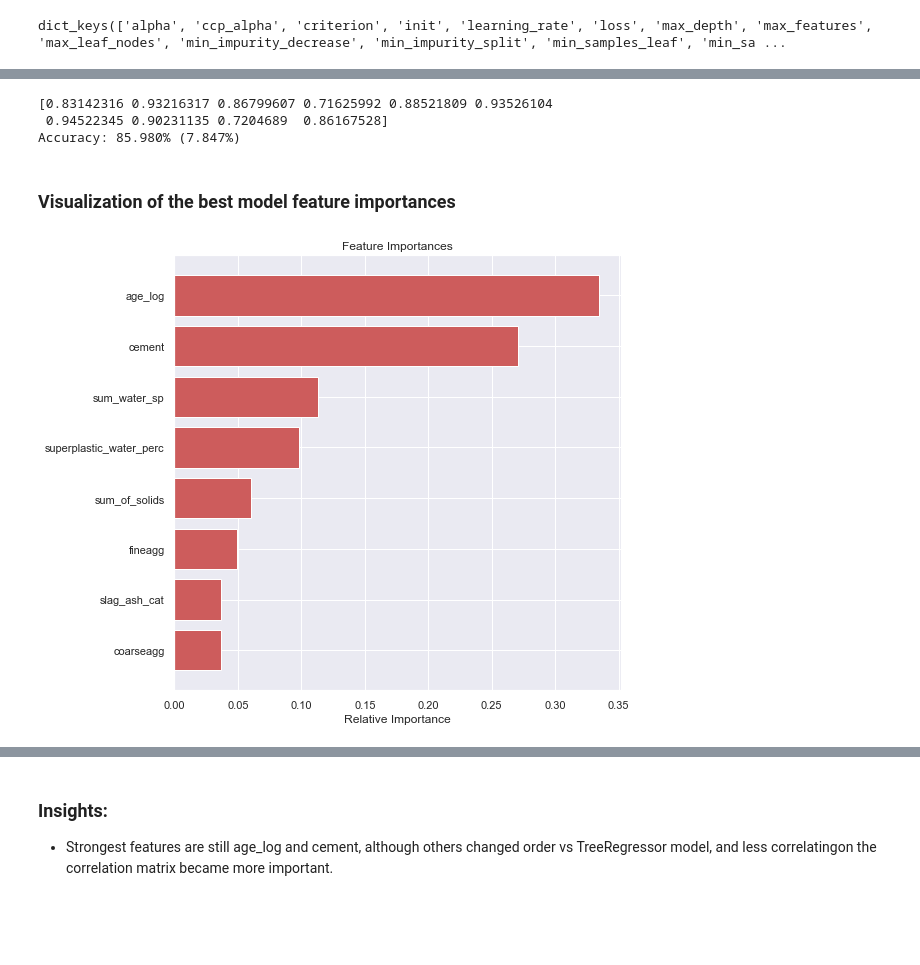
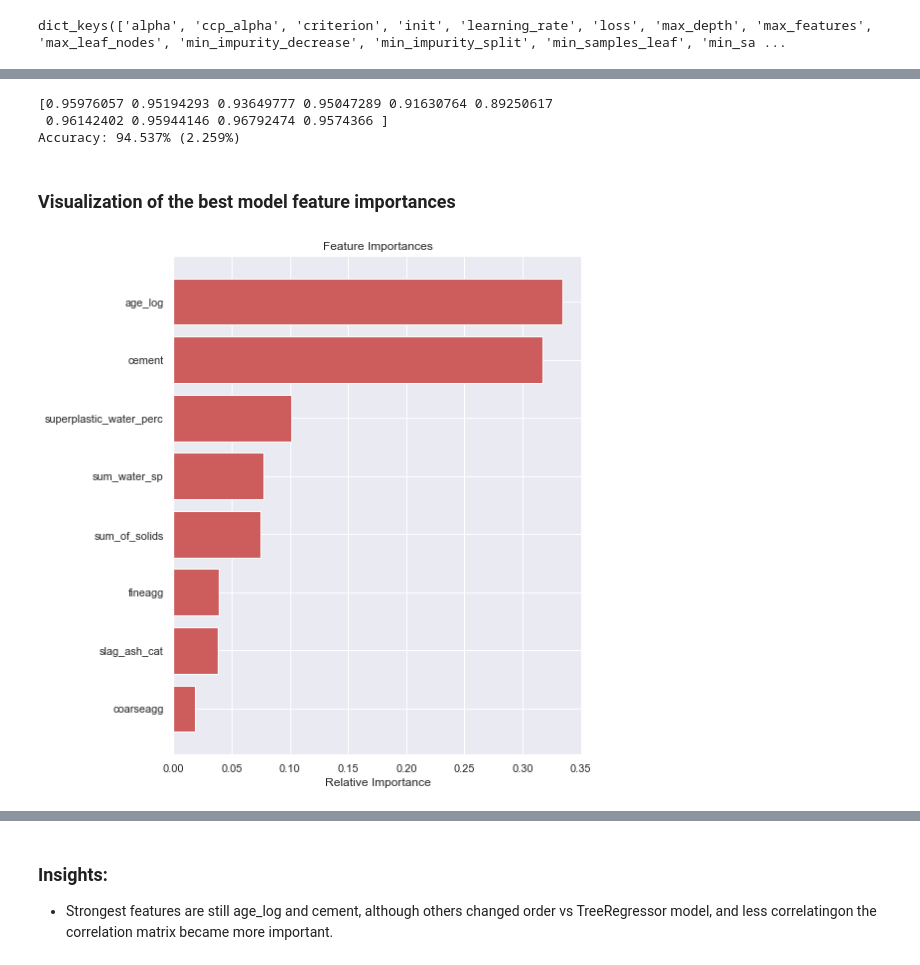
Before and after one commit to InnaG33/concrete_strength, a Jupyter notebook: concrete_strength.ipynb, the cells around one changed output, grey strips where cells are left out. Drawn from its saved outputs; the diff is of its cells as text; code cells hidden in the pictures; blank space fills up the shorter version.

```diff
--- a/concrete_strength.ipynb
+++ b/concrete_strength.ipynb
@@ -963,0 +1016,3 @@ dict_keys(['alpha', 'ccp_alpha', 'criterion', 'init', 'learning_rate', 'loss', '
+# %%
+learning_rate=[float(x) for x in np.linspace(0.1, 1, num=10)]
+learning_rate
@@ -964,5 +1030,6 @@ dict_keys(['alpha', 'ccp_alpha', 'criterion', 'init', 'learning_rate', 'loss', '
 # %%
 param_dist = {'criterion':['mse', 'mae', 'friedman_mse'],
+            'learning_rate':learning_rate,
             'warm_start':[False, True],
             "max_depth": sp_randint(3, 30),
             "max_features": sp_randint(1, 9),
@@ -972,7 +1039,7 @@ param_dist = {'criterion':['mse', 'mae', 'friedman_mse'],
              }
 # %%
 # run randomized search
-samples = 10  # number of random samples
+samples = 50  # number of random samples
 
 randomCV = RandomizedSearchCV(gbr, param_distributions=param_dist, n_iter=samples, cv=10)
 # %%
@@ -993,12 +1060,13 @@ Testing score:  0.9385848814778983
 # %%
 gbr_rs=GradientBoostingRegressor(random_state=447,
-                            criterion='friedman_mse',
-                            max_depth=9,
-                            max_features=4,
-                            max_leaf_nodes=72,
-                            min_samples_leaf=7,
-                            n_estimators=411,
-                            warm_start=False)
+                            criterion='mse',
+                            learning_rate=0.1,
+                            max_depth=16,
+                            max_features=5,
+                            max_leaf_nodes=24,
+                            min_samples_leaf=4,
+                            n_estimators=366,
+                            warm_start=True)
 # %%
 gbr_rs_model=gbr_rs.fit(X_train_scaled, y_train_scaled.ravel())
 
@@ -1015,13 +1083,13 @@ seed = 15
 
 kfold = KFold(n_splits=num_folds, random_state=seed, shuffle=True)
 
-results = cross_val_score(gbr_rs_model, X_test_scaled, y_test_scaled.ravel(), cv=kfold)
+results = cross_val_score(gbr_rs_model, X_scaled, y_scaled.ravel(), cv=kfold)
 print(results)
 print("Accuracy: %.3f%% (%.3f%%)" % (results.mean()*100.0, results.std()*100.0))
 # %% [output]
-[0.83142316 0.93216317 0.86799607 0.71625992 0.88521809 0.93526104
- 0.94522345 0.90231135 0.7204689  0.86167528]
-Accuracy: 85.980% (7.847%)
+[0.95976057 0.95194293 0.93649777 0.95047289 0.91630764 0.89250617
+ 0.96142402 0.95944146 0.96792474 0.9574366 ]
+Accuracy: 94.537% (2.259%)
 # %%
 models.append('GradientBoosting_Regressor')
 # %%
@@ -1033,15 +1101,18 @@ cv_scores.append(results.mean())
 # %%
 # Feature Importance
 features=[col for col in X.columns]
 
 importances = gbr_rs_model.feature_importances_
 indices = np.argsort(importances)
 
 plt.figure(figsize=(8,8))
 plt.title('Feature Importances')
 plt.barh(range(len(indices)), importances[indices], color='indianred', align='center')
 plt.yticks(range(len(indices)), [features[i] for i in indices])
 plt.xlabel('Relative Importance')
+
+plt.tight_layout()
+plt.savefig("output/final_model_features_importance.png")
 plt.show()
 # %% [output]
-[figure, old version]
+[figure, new version]
```
Also changed, not shown: parts of 41 cells of this notebook, 8 other files.
